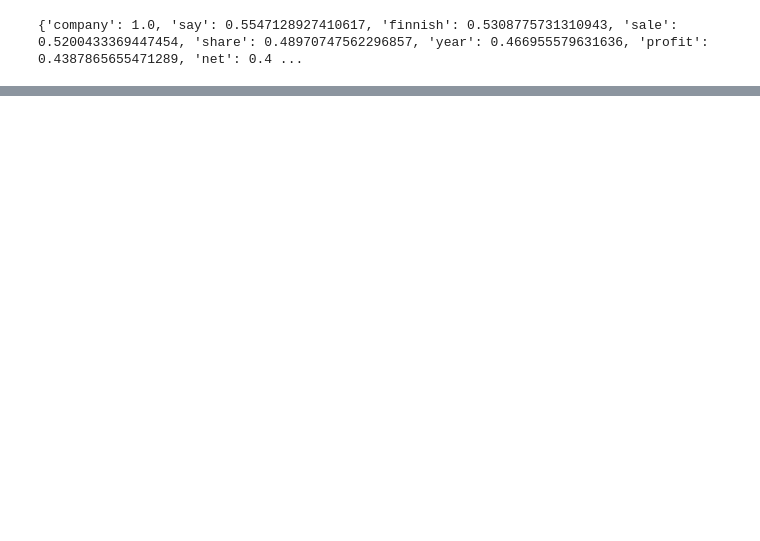
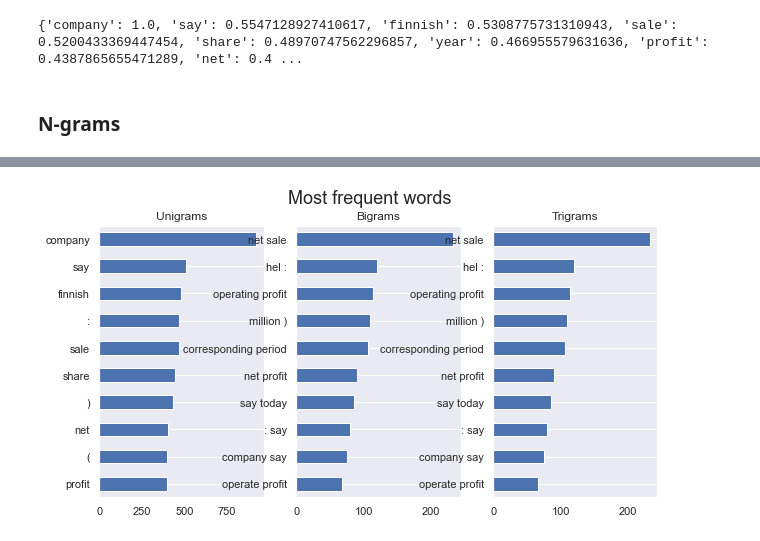
Before and after one commit to arnodunstatter/COSC4337-project, a Jupyter notebook: Financial_Sentiment_Analysis_Project.ipynb, the cells around one changed output, grey strips where cells are left out. Cells and saved outputs as stored; diff of their text form; code cells hidden in the pictures; blank space fills up the shorter version.

```diff
--- a/Financial_Sentiment_Analysis_Project.ipynb
+++ b/Financial_Sentiment_Analysis_Project.ipynb
@@ -634,3 +632,31 @@ plt.imshow(wordcloud)
 print(wordcloud.words_)
 # %% [output]
 {'company': 1.0, 'say': 0.5547128927410617, 'finnish': 0.5308775731310943, 'sale': 0.5200433369447454, 'share': 0.48970747562296857, 'year': 0.466955579631636, 'profit': 0.4387865655471289, 'net': 0.4 ...
+# %% [markdown]
+### N-grams
+# %%
+import nltk
+nltk.download('punkt')
+tokens = nltk.tokenize.word_tokenize(cleaned_counted_words["headline"].str.cat(sep=" "))
+fig, ax = plt.subplots(nrows=1, ncols=3)
+fig.suptitle("Most frequent words", fontsize=18)
+
+top10 = 10
+## unigrams (1-grams)
+data_1_grams = pd.DataFrame(nltk.FreqDist(tokens).most_common(), columns=["Word","Freq"])
+data_1_grams.set_index("Word").iloc[:top10,:].sort_values(by="Freq").plot(kind="barh", title="Unigrams", ax=ax[0], legend=False).grid(axis='x')
+ax[0].set(ylabel=None)
+
+## bigrams (2-grams)
+data_2_grams = pd.DataFrame(nltk.FreqDist(nltk.ngrams(tokens, 2)).most_common(), columns=["Word","Freq"])
+data_2_grams["Word"] = data_2_grams["Word"].apply(lambda x: " ".join(string for string in x))
+data_2_grams.set_index("Word").iloc[:top10,:].sort_values(by="Freq").plot(kind="barh", title="Bigrams", ax=ax[1], legend=False).grid(axis='x')
+ax[1].set(ylabel=None)
+
+## trigrams (3-grams)
+data_3_grams = pd.DataFrame(nltk.FreqDist(nltk.ngrams(tokens, 2)).most_common(), columns=["Word","Freq"])
+data_3_grams["Word"] = data_3_grams["Word"].apply(lambda x: " ".join(string for string in x))
+data_3_grams.set_index("Word").iloc[:top10,:].sort_values(by="Freq").plot(kind="barh", title="Trigrams", ax=ax[2], legend=False).grid(axis='x')
+ax[2].set(ylabel=None)
+plt.show()
+# %% [output]
@@ -636,0 +666 @@ print(wordcloud.words_)
+[figure, added]
```
Also changed, not shown: parts of 17 cells of this notebook.
